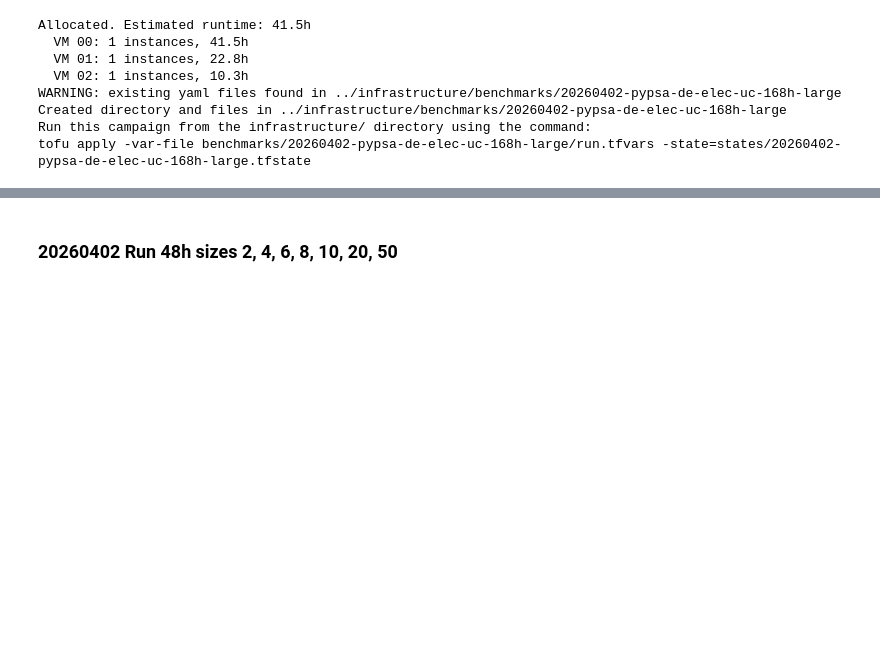
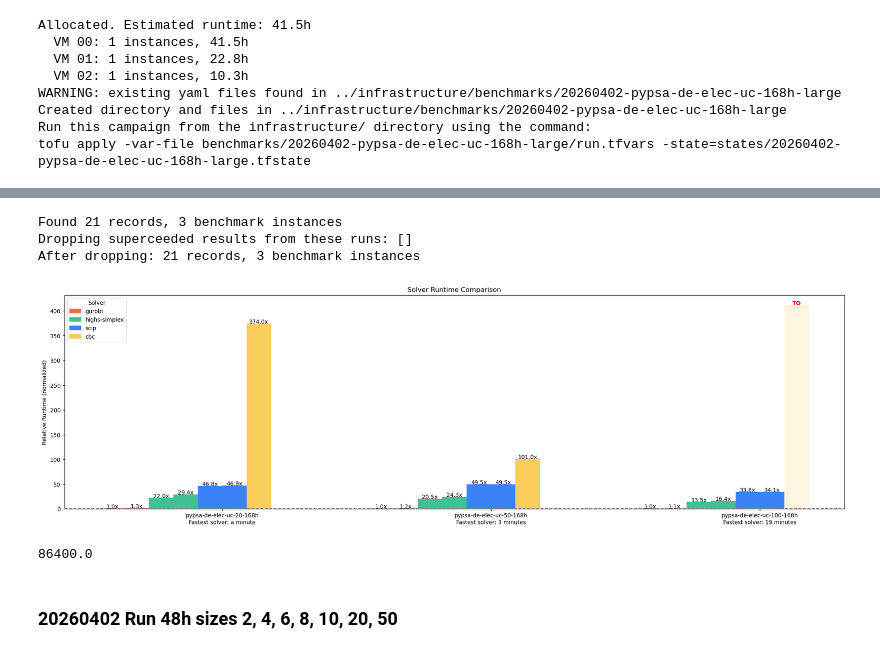
Before and after one commit to open-energy-transition/solver-benchmark, a Jupyter notebook: notebooks/run-pypsa-de-uc-sizes.ipynb, the cells around one changed output, grey strips where cells are left out. Drawn from its saved outputs; the diff is of its cells as text; code cells hidden in the pictures; blank space fills up the shorter version.

```diff
--- a/notebooks/run-pypsa-de-uc-sizes.ipynb
+++ b/notebooks/run-pypsa-de-uc-sizes.ipynb
@@ -305,3 +401,20 @@ tofu apply -var-file benchmarks/20260402-pypsa-de-elec-uc-168h-large/run.tfvars
+# %%
+results, variability = load_results(
+    ["../results/gcp-results/20260402-pypsa-de-elec-uc-168h-large/"]
+)
+benchmarks_df = load_benchmark_metadata()
+# %% [output]
+Found 21 records, 3 benchmark instances
+Dropping superceeded results from these runs: []
+After dropping: 21 records, 3 benchmark instances
+# %%
+plot_runtime_slowdowns(results.copy(), figsize=(20, 6), max_num_solvers=10)
+# %% [output]
+[figure, added]
+# %%
+results["Runtime (s)"].max()
+# %% [output]
+86400.0
 # %% [markdown]
 ### 20260402 Run 48h sizes 2, 4, 6, 8, 10, 20, 50
 # %%
```
Also changed, not shown: parts of 30 cells of this notebook.
